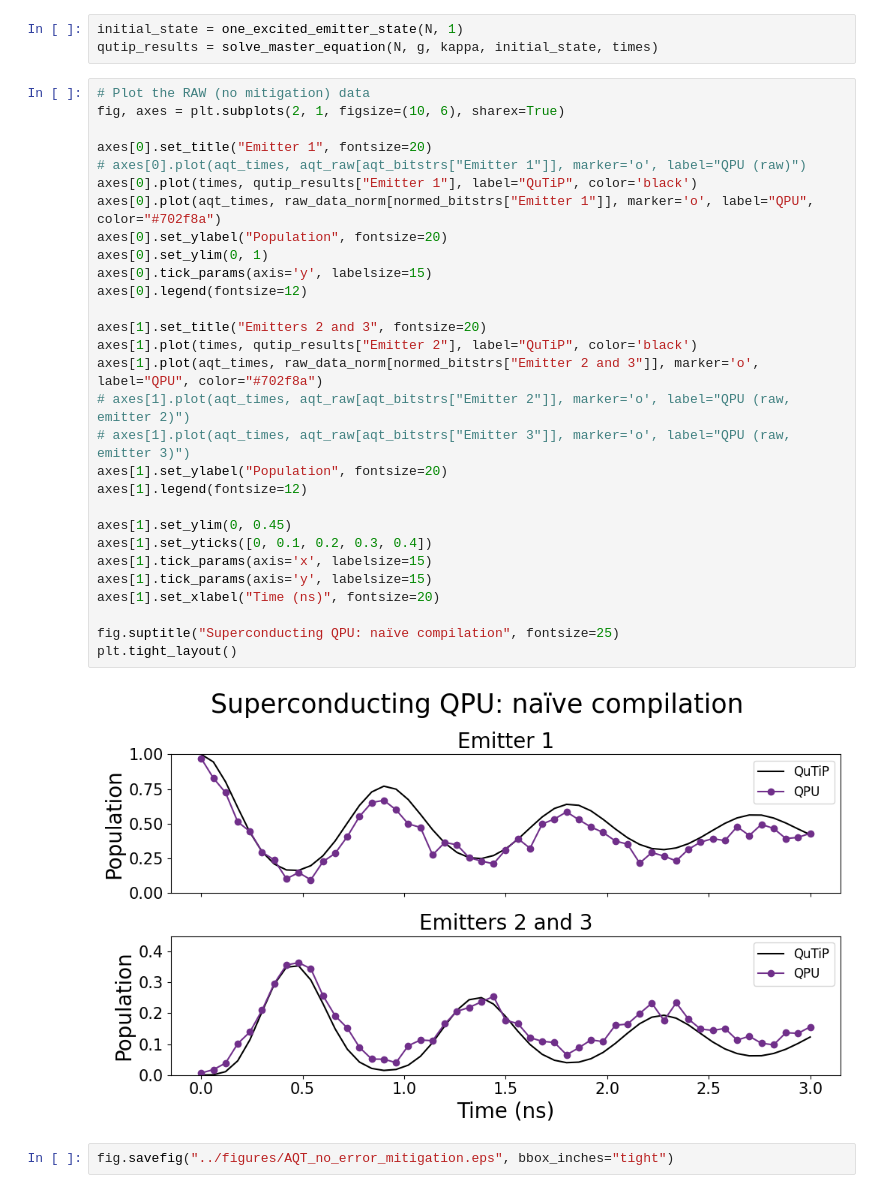
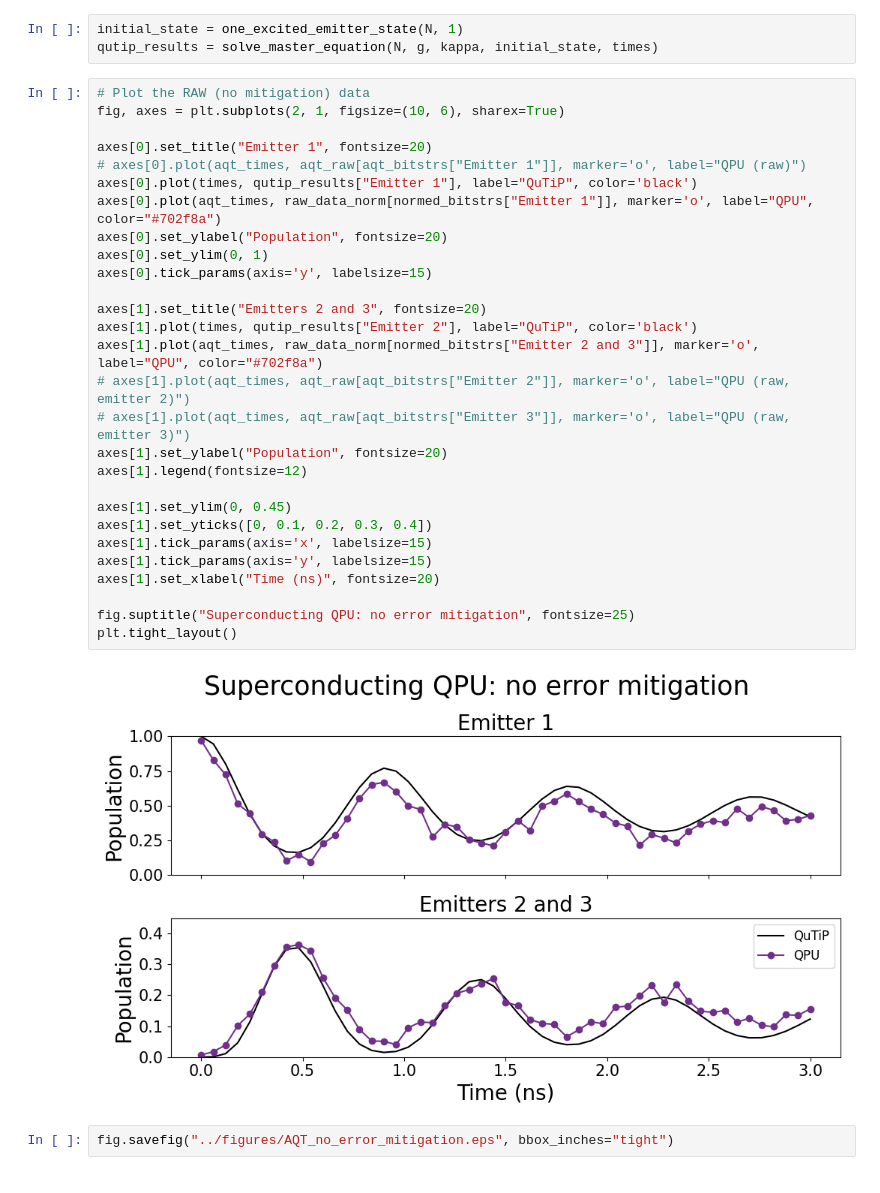
Before and after one commit to radulaski/CQED_quantum_simulation, a Jupyter notebook: notebooks/AQT_no_error_mitigation.ipynb, the cells around one changed output. Saved outputs shown, nothing was run; the diff lists cells and outputs as text.

```diff
--- a/notebooks/AQT_no_error_mitigation.ipynb
+++ b/notebooks/AQT_no_error_mitigation.ipynb
@@ -48,34 +48,33 @@ qutip_results = solve_master_equation(N, g, kappa, initial_state, times)
 # %%
 # Plot the RAW (no mitigation) data
 fig, axes = plt.subplots(2, 1, figsize=(10, 6), sharex=True)
 
 axes[0].set_title("Emitter 1", fontsize=20)
 # axes[0].plot(aqt_times, aqt_raw[aqt_bitstrs["Emitter 1"]], marker='o', label="QPU (raw)")
 axes[0].plot(times, qutip_results["Emitter 1"], label="QuTiP", color='black')
 axes[0].plot(aqt_times, raw_data_norm[normed_bitstrs["Emitter 1"]], marker='o', label="QPU", color="#702f8a")
 axes[0].set_ylabel("Population", fontsize=20)
 axes[0].set_ylim(0, 1)
 axes[0].tick_params(axis='y', labelsize=15)
-axes[0].legend(fontsize=12)
 
 axes[1].set_title("Emitters 2 and 3", fontsize=20)
 axes[1].plot(times, qutip_results["Emitter 2"], label="QuTiP", color='black')
 axes[1].plot(aqt_times, raw_data_norm[normed_bitstrs["Emitter 2 and 3"]], marker='o', label="QPU", color="#702f8a")
 # axes[1].plot(aqt_times, aqt_raw[aqt_bitstrs["Emitter 2"]], marker='o', label="QPU (raw, emitter 2)")
 # axes[1].plot(aqt_times, aqt_raw[aqt_bitstrs["Emitter 3"]], marker='o', label="QPU (raw, emitter 3)")
 axes[1].set_ylabel("Population", fontsize=20)
 axes[1].legend(fontsize=12)
 
 axes[1].set_ylim(0, 0.45)
 axes[1].set_yticks([0, 0.1, 0.2, 0.3, 0.4])
 axes[1].tick_params(axis='x', labelsize=15)
 axes[1].tick_params(axis='y', labelsize=15)
 axes[1].set_xlabel("Time (ns)", fontsize=20)
 
-fig.suptitle("Superconducting QPU: naïve compilation", fontsize=25)
+fig.suptitle("Superconducting QPU: no error mitigation", fontsize=25)
 plt.tight_layout()
 # %% [output]
-[figure, old version]
+[figure, new version]
 # %%
 fig.savefig("../figures/AQT_no_error_mitigation.eps", bbox_inches="tight")
 # %% [output]
```
Also changed, not shown: 10 other files.
